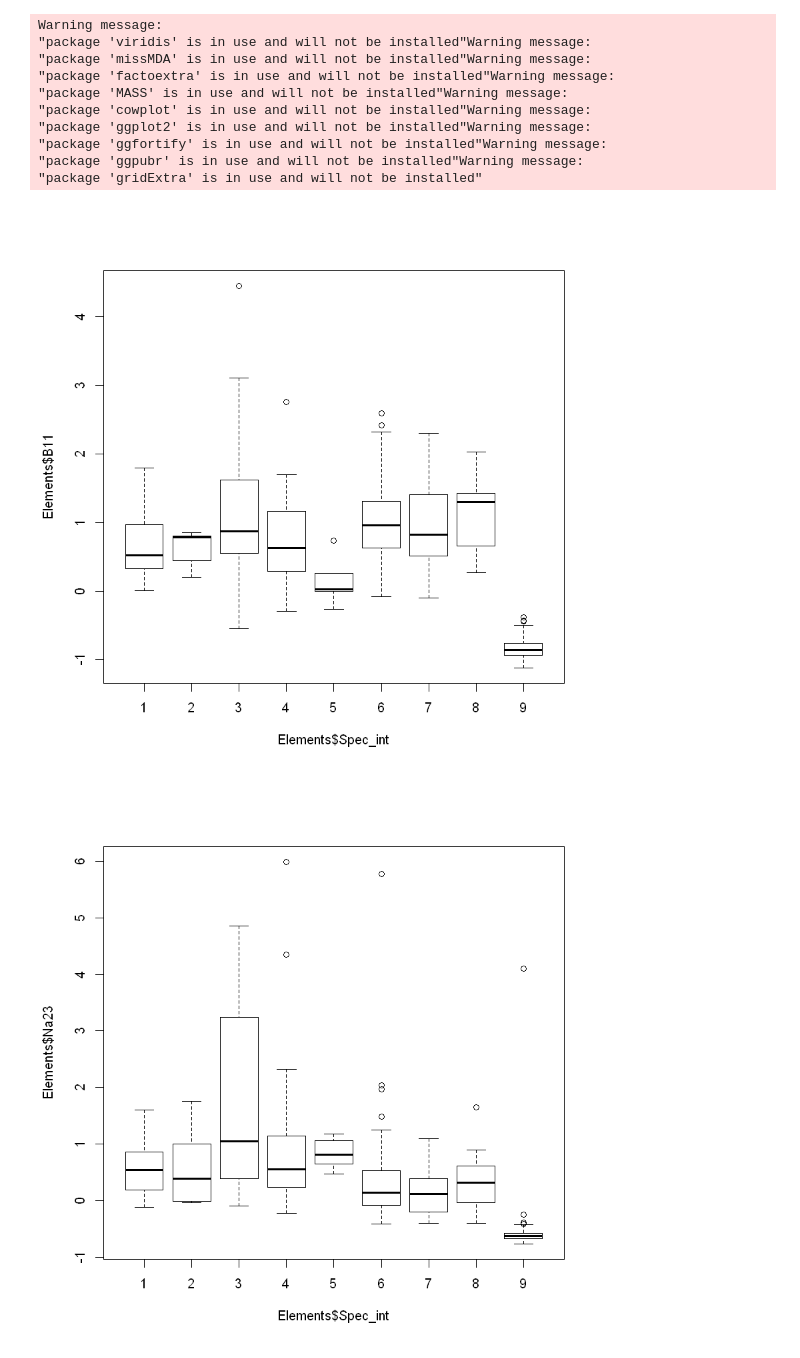
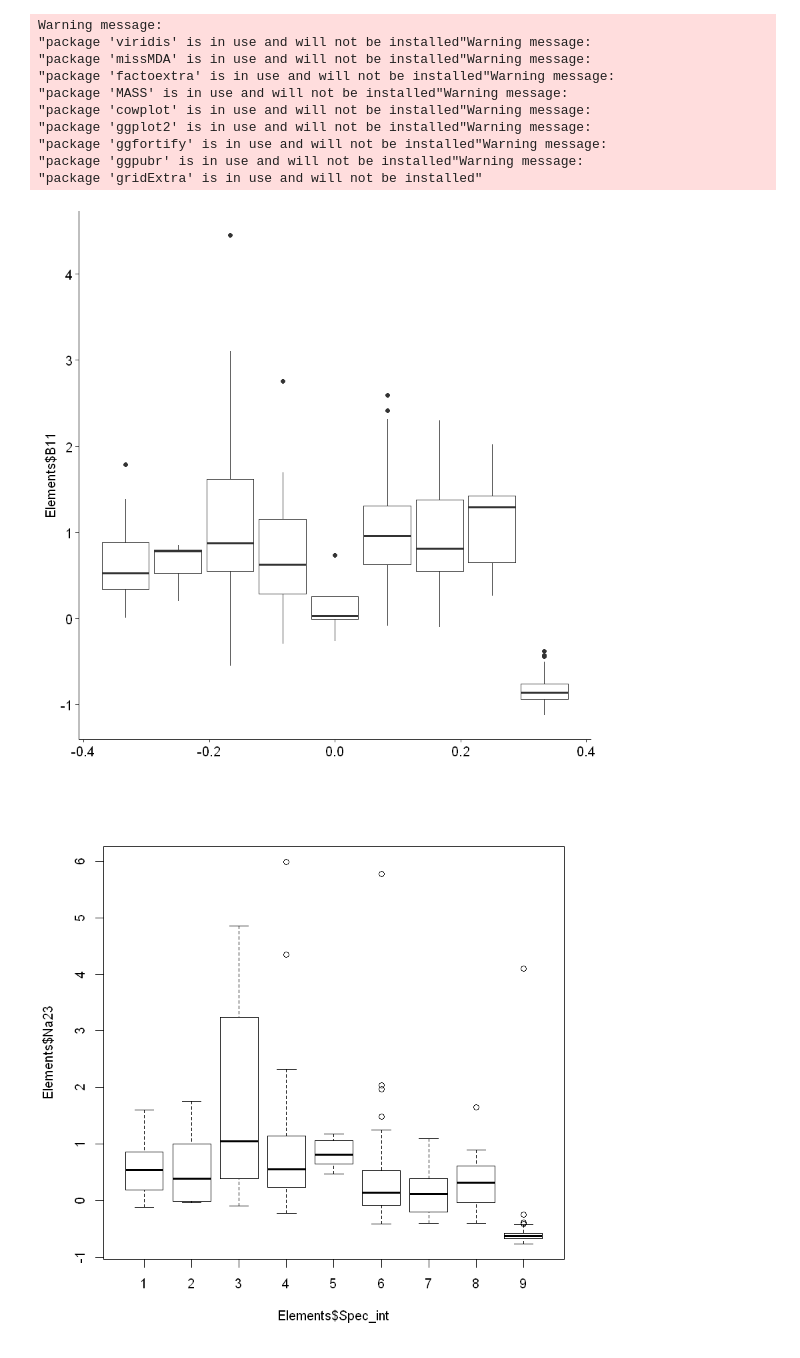
Before and after one commit to Kovacs-Lab/Aim-3, a Jupyter notebook: Ionomics/Boxplots.ipynb, the cells around one changed output. Drawn from its saved outputs; the diff is of its cells as text; code cells hidden in the pictures.

```diff
--- a/Ionomics/Boxplots.ipynb
+++ b/Ionomics/Boxplots.ipynb
@@ -33,7 +33,10 @@ theme_set(theme_pubr())
 # %%
 Elements <- read.csv("New_ionStats.csv")
 # %%
-boron <- boxplot(Elements$B11~Elements$Spec_int) # Boxplots for Boron concentration
+#boron <- boxplot(Elements$B11~Elements$Spec_int) # Boxplots for Boron concentration
+boron <- ggplot(Elements, aes(group=Elements$Spec_int, y=Elements$B11)) +
+  geom_boxplot()
+boron
 # %% [output]
-[figure, old version]
+[figure, new version]
 # %%
```
Also changed, not shown: parts of 6 cells of this notebook.
